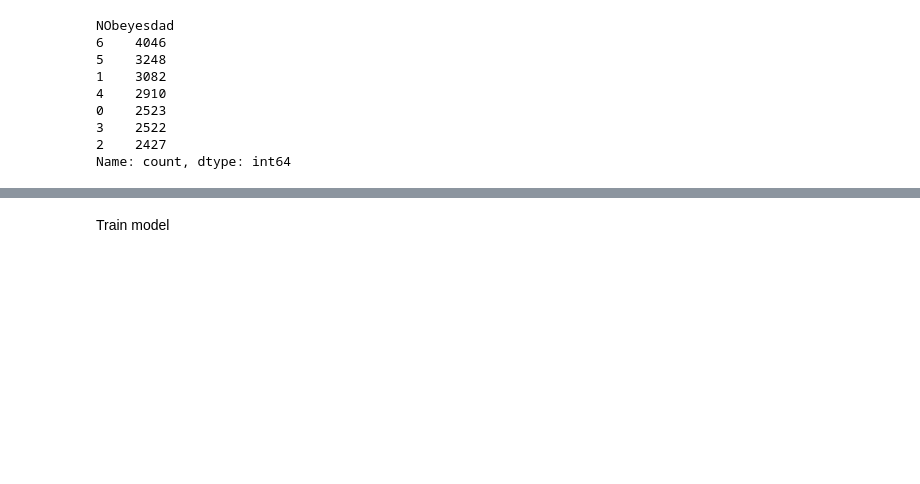
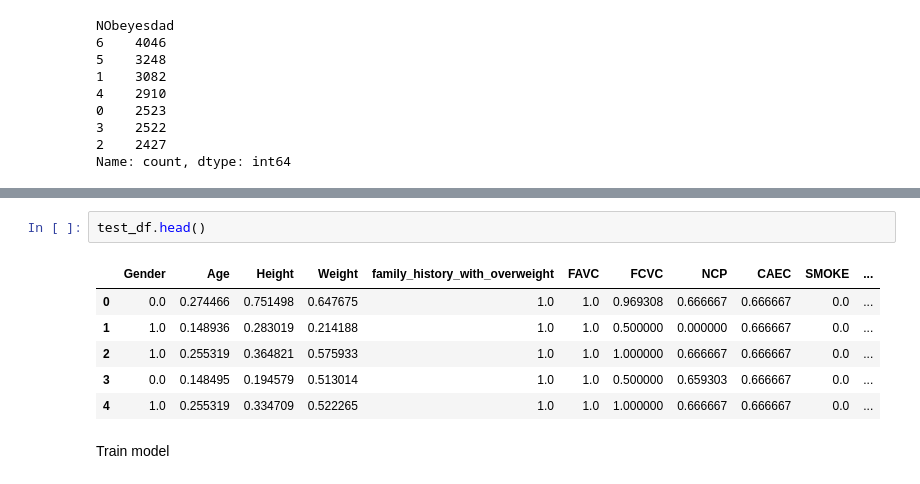
Before and after one commit to Szymqn/KaggleCompetitions, a Jupyter notebook: multi-class-prediction-of-obesity-risk.ipynb, the cells around one changed output, grey strips where cells are left out. Saved outputs shown, nothing was run; the diff lists cells and outputs as text; blank space fills up the shorter version.

```diff
--- a/multi-class-prediction-of-obesity-risk.ipynb
+++ b/multi-class-prediction-of-obesity-risk.ipynb
@@ -172,3 +206,12 @@ Name: count, dtype: int64
+# %%
+test_df.head()
+# %% [output]
+|  | Gender | Age | Height | Weight | family_history_with_overweight | FAVC | FCVC | NCP | CAEC | SMOKE | ... |
+| 0 | 0.0 | 0.274466 | 0.751498 | 0.647675 | 1.0 | 1.0 | 0.969308 | 0.666667 | 0.666667 | 0.0 | ... |
+| 1 | 1.0 | 0.148936 | 0.283019 | 0.214188 | 1.0 | 1.0 | 0.500000 | 0.000000 | 0.666667 | 0.0 | ... |
+| 2 | 1.0 | 0.255319 | 0.364821 | 0.575933 | 1.0 | 1.0 | 1.000000 | 0.666667 | 0.666667 | 0.0 | ... |
+| 3 | 0.0 | 0.148495 | 0.194579 | 0.513014 | 1.0 | 1.0 | 0.500000 | 0.659303 | 0.666667 | 0.0 | ... |
+| 4 | 1.0 | 0.255319 | 0.334709 | 0.522265 | 1.0 | 1.0 | 1.000000 | 0.666667 | 0.666667 | 0.0 | ... |
 # %% [markdown]
 Train model
 # %%
```
Also changed, not shown: parts of 19 cells of this notebook.
